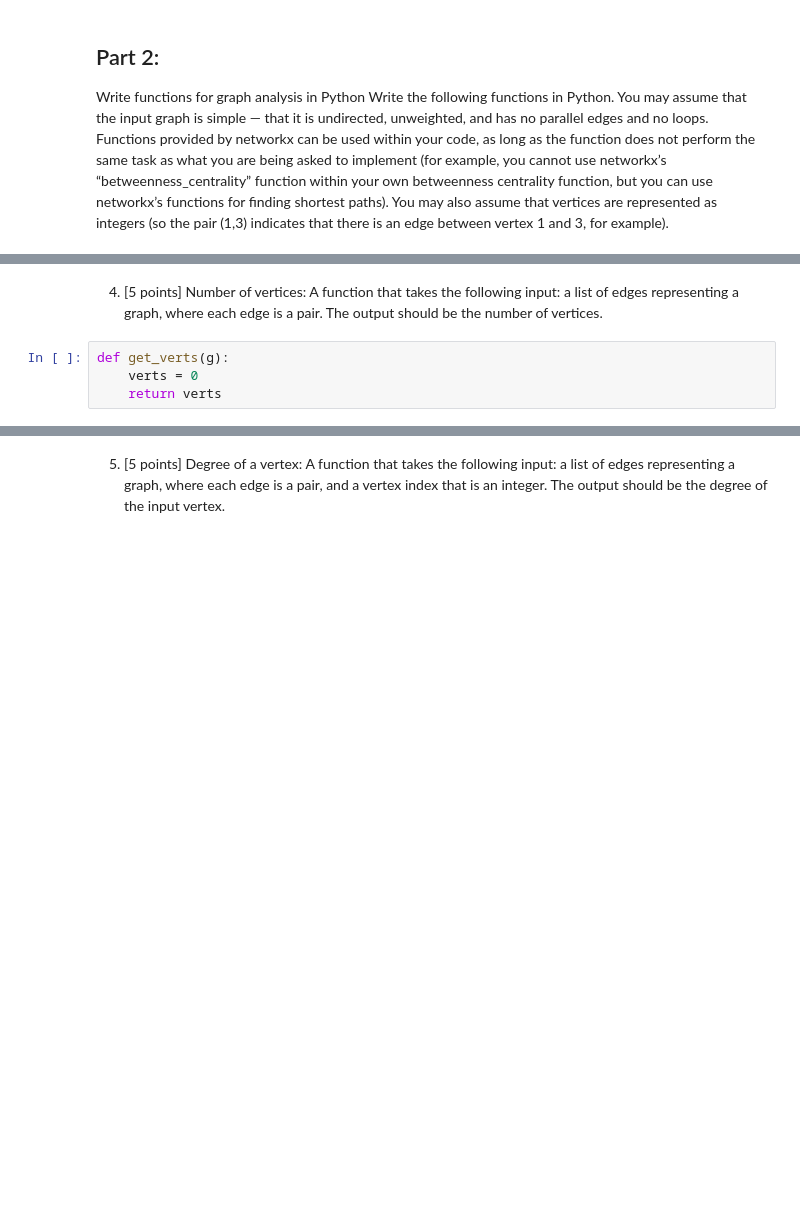
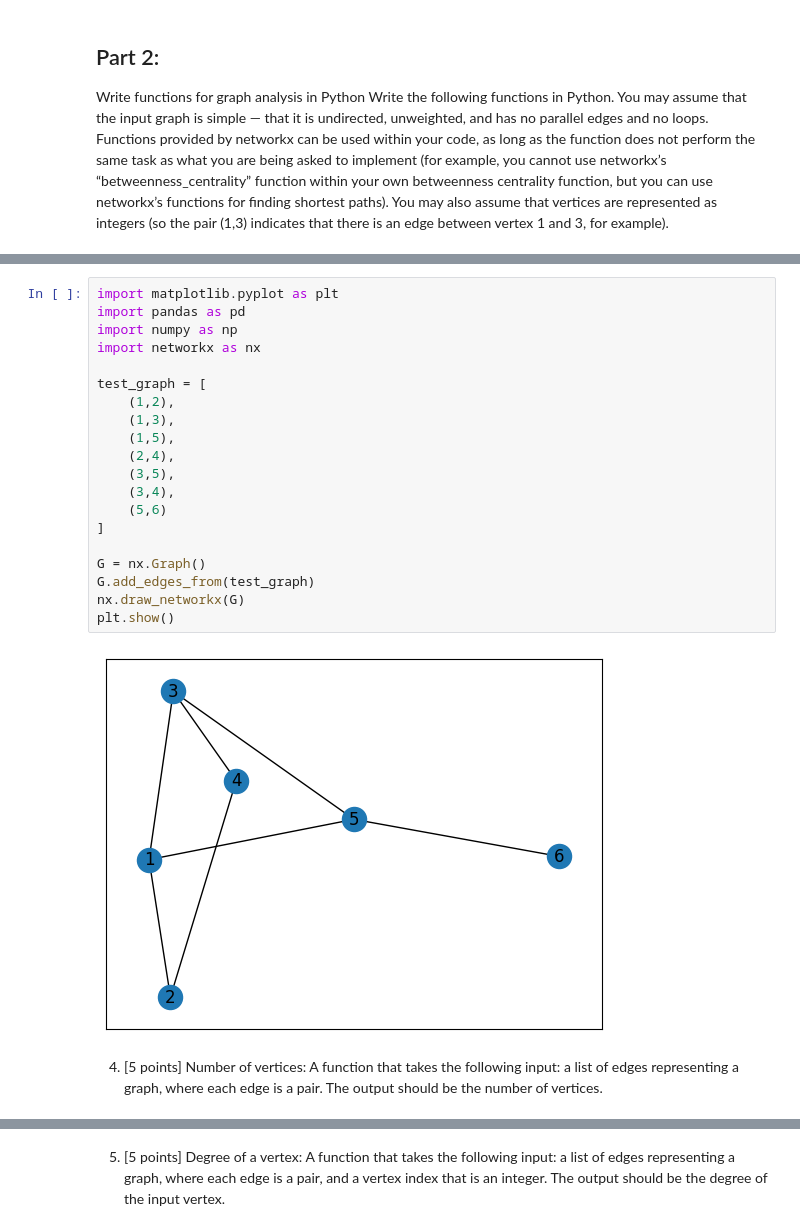
Before and after one commit to Koalafant/csci347_data_mining, a Jupyter notebook: proj_2/two.ipynb, the cells around one changed output, grey strips where cells are left out. Saved outputs shown, nothing was run; the diff lists cells and outputs as text; blank space fills up the shorter version.

Commit message:
various graph helper methods

```diff
--- a/proj_2/two.ipynb
+++ b/proj_2/two.ipynb
@@ -55,7 +65,25 @@ vertex 1 and 3, for example).
+# %%
+import matplotlib.pyplot as plt
+import pandas as pd
+import numpy as np
+import networkx as nx
+
+test_graph = [
+    (1,2),
+    (1,3),
+    (1,5),
+    (2,4),
+    (3,5),
+    (3,4),
+    (5,6)
+]
+
+G = nx.Graph()
+G.add_edges_from(test_graph)
+nx.draw_networkx(G)
+plt.show()
+# %% [output]
+[figure, added]
 # %% [markdown]
 4. [5 points] Number of vertices: A function that takes the following input: a list of edges representing a
 graph, where each edge is a pair. The output should be the number of vertices.
-# %%
-def get_verts(g):
-    verts = 0
-    return verts
```
Also changed, not shown: parts of 7 cells of this notebook.
